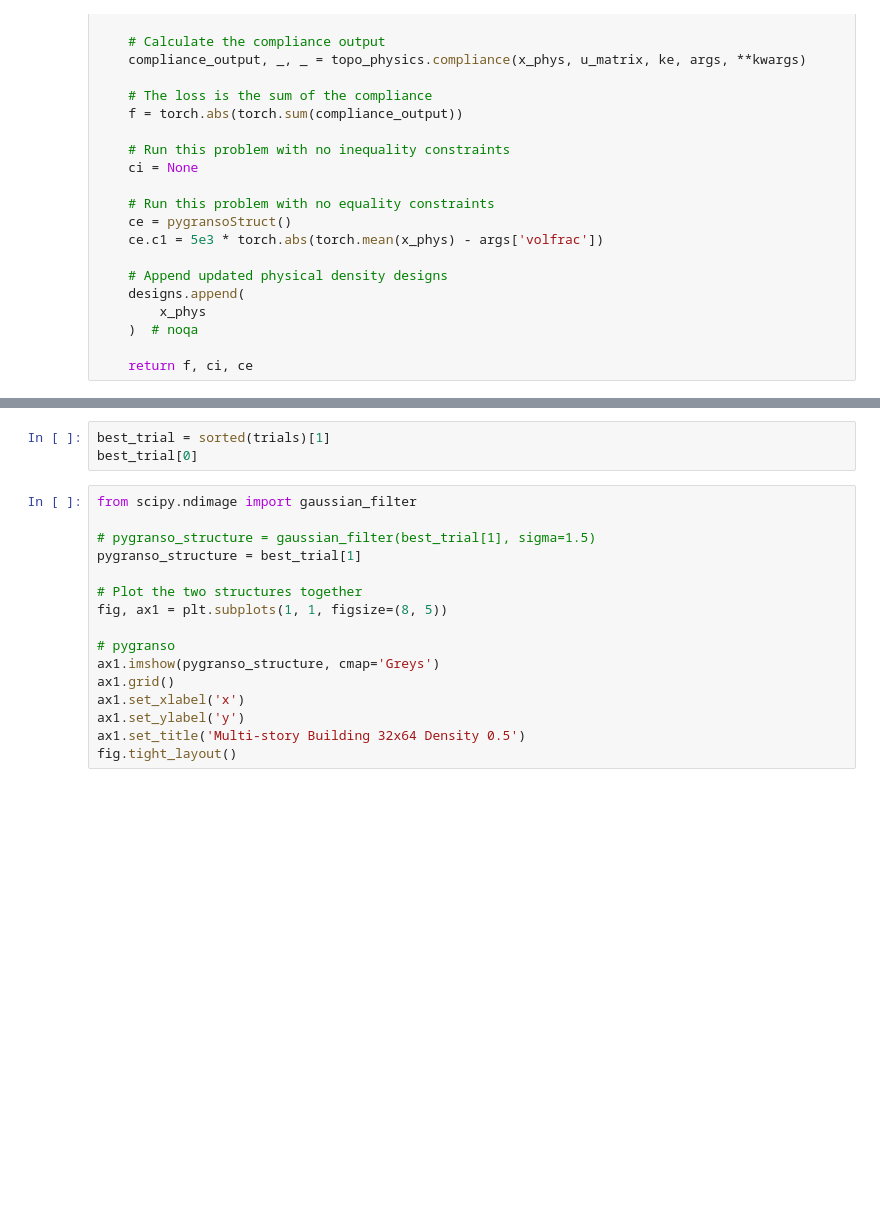
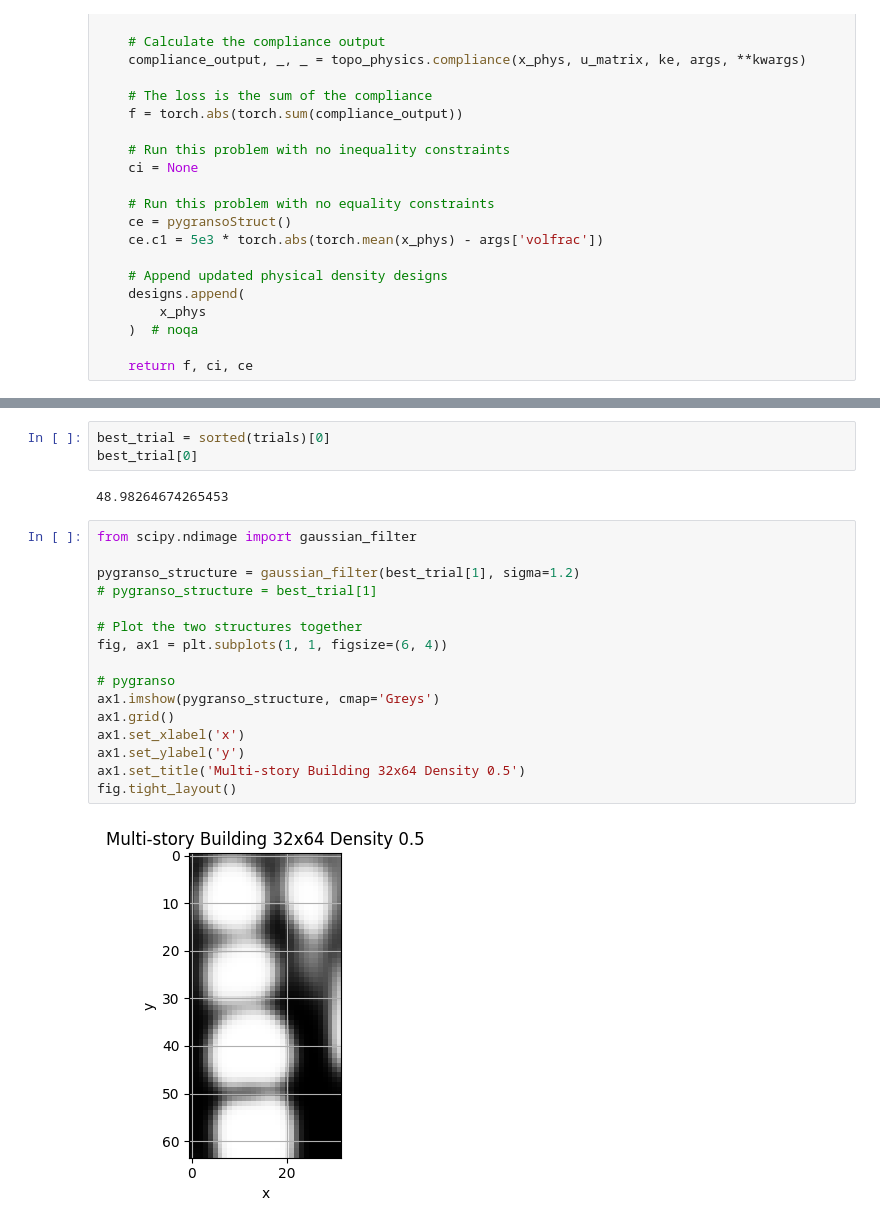
Before and after one commit to sun-umn/NCVX-Neural-Structural-Optimization, a Jupyter notebook: notebooks/PyGranso ⚗️ - Volume Constraint -Multi-Story Building.ipynb, the cells around one changed output, grey strips where cells are left out. Drawn from its saved outputs; the diff is of its cells as text; blank space fills up the shorter version.

```diff
--- a/notebooks/PyGranso ⚗️ - Volume Constraint -Multi-Story Building.ipynb
+++ b/notebooks/PyGranso ⚗️ - Volume Constraint -Multi-Story Building.ipynb
@@ -195,19 +193,23 @@ Iter ║    Mu    │      Value     ║    Objective   ║ Ineq │    Eq
-# %%
-best_trial = sorted(trials)[1]
-best_trial[0]
+# %%
+best_trial = sorted(trials)[0]
+best_trial[0]
+# %% [output]
+48.98264674265453
 # %%
 from scipy.ndimage import gaussian_filter
 
-# pygranso_structure = gaussian_filter(best_trial[1], sigma=1.5)
-pygranso_structure = best_trial[1]
+pygranso_structure = gaussian_filter(best_trial[1], sigma=1.2)
+# pygranso_structure = best_trial[1]
 
 # Plot the two structures together
-fig, ax1 = plt.subplots(1, 1, figsize=(8, 5))
+fig, ax1 = plt.subplots(1, 1, figsize=(6, 4))
 
 # pygranso
 ax1.imshow(pygranso_structure, cmap='Greys')
 ax1.grid()
 ax1.set_xlabel('x')
 ax1.set_ylabel('y')
 ax1.set_title('Multi-story Building 32x64 Density 0.5')
 fig.tight_layout()
+# %% [output]
+[figure, added]
```
Also changed, not shown: parts of 2 cells of this notebook.
